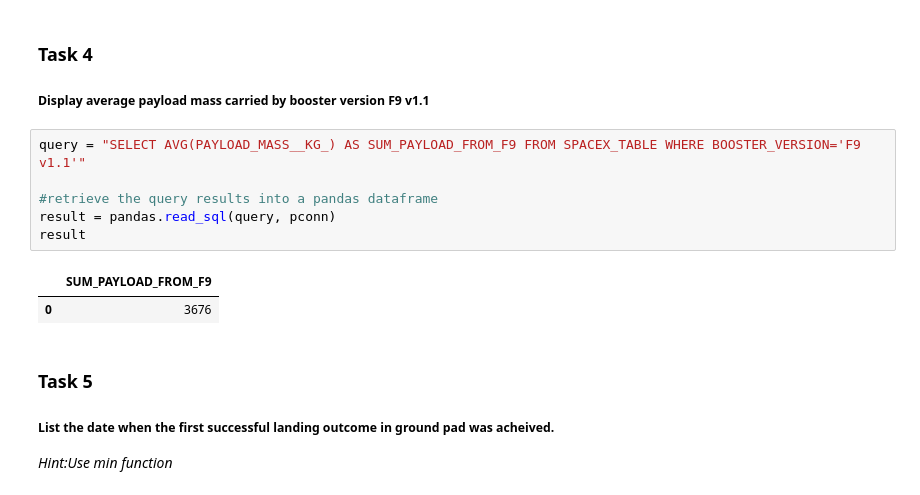
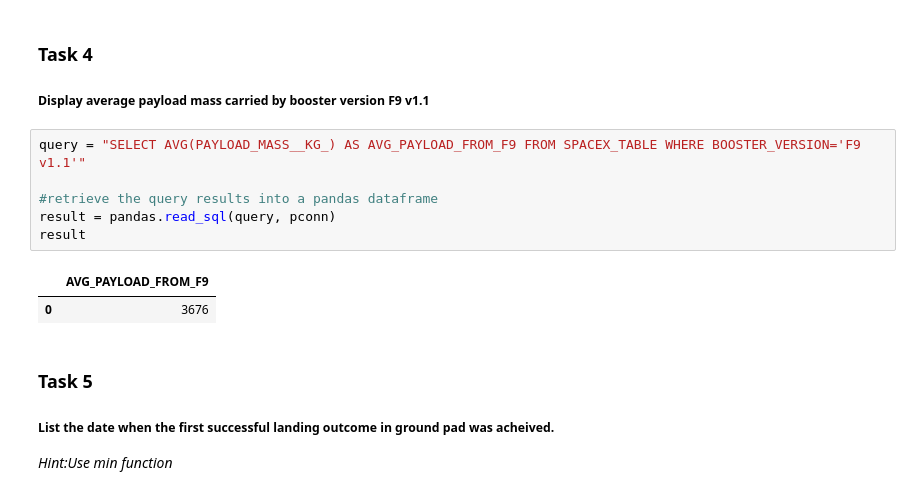
Before and after one commit to erkinaltuntas/applied_data_science_capstone, a Jupyter notebook: EDA with SQL.ipynb, the cells around one changed output. Cells and saved outputs as stored; diff of their text form.

```diff
--- a/EDA with SQL.ipynb
+++ b/EDA with SQL.ipynb
@@ -196,13 +196,13 @@ result
 
 ##### Display average payload mass carried by booster version F9 v1.1
 # %%
-query = "SELECT AVG(PAYLOAD_MASS__KG_) AS SUM_PAYLOAD_FROM_F9 FROM SPACEX_TABLE WHERE BOOSTER_VERSION='F9 v1.1'"
+query = "SELECT AVG(PAYLOAD_MASS__KG_) AS AVG_PAYLOAD_FROM_F9 FROM SPACEX_TABLE WHERE BOOSTER_VERSION='F9 v1.1'"
 
 #retrieve the query results into a pandas dataframe
 result = pandas.read_sql(query, pconn)
 result
 # %% [output]
-|  | SUM_PAYLOAD_FROM_F9 |
+|  | AVG_PAYLOAD_FROM_F9 |
 | 0 | 3676 |
 # %% [markdown]
 ### Task 5
```
Also changed, not shown: parts of 1 cell of this notebook.
